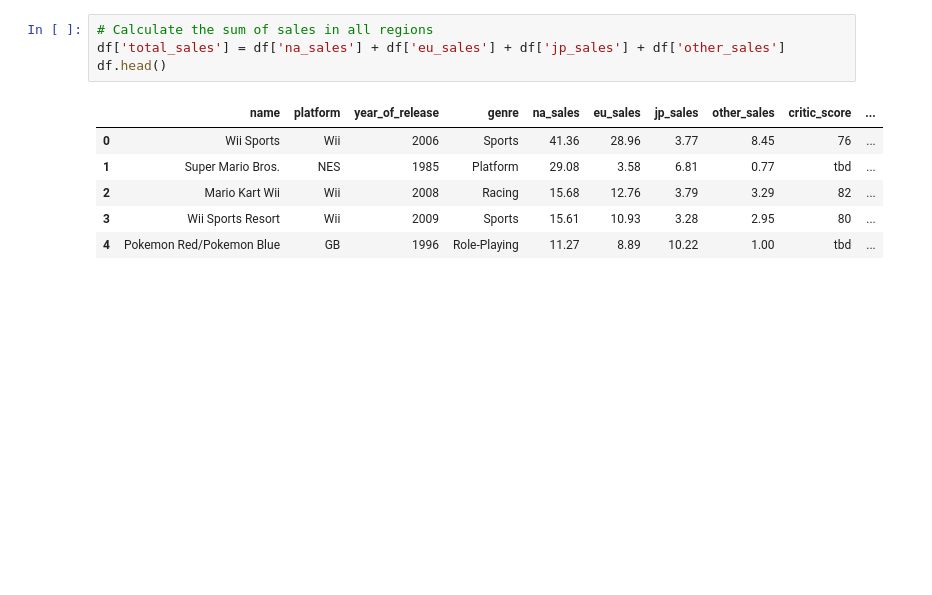
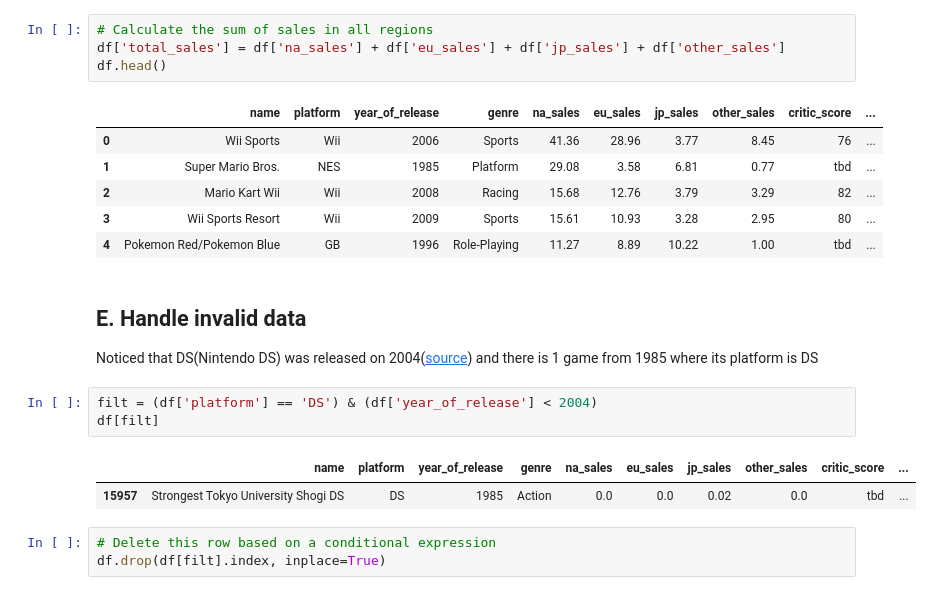
Before and after one commit to bar-benjamin/video-game-sales, a Jupyter notebook: video_game_sales.ipynb, the cells around one changed output. Drawn from its saved outputs; the diff is of its cells as text; blank space fills up the shorter version.

```diff
--- a/video_game_sales.ipynb
+++ b/video_game_sales.ipynb
@@ -197,3 +203,18 @@ df.head()
 | 2 | Mario Kart Wii | Wii | 2008 | Racing | 15.68 | 12.76 | 3.79 | 3.29 | 82 | ... |
 | 3 | Wii Sports Resort | Wii | 2009 | Sports | 15.61 | 10.93 | 3.28 | 2.95 | 80 | ... |
 | 4 | Pokemon Red/Pokemon Blue | GB | 1996 | Role-Playing | 11.27 | 8.89 | 10.22 | 1.00 | tbd | ... |
+# %% [markdown]
+## E. Handle invalid data
+
+<a id="invalide"></a>
+
+Noticed that DS(Nintendo DS) was released on 2004(<a href="https://en.wikipedia.org/wiki/Nintendo_DS">source</a>) and there is 1 game from 1985 where its platform is DS
+# %%
+filt = (df['platform'] == 'DS') & (df['year_of_release'] < 2004)
+df[filt]
+# %% [output]
+|  | name | platform | year_of_release | genre | na_sales | eu_sales | jp_sales | other_sales | critic_score | ... |
+| 15957 | Strongest Tokyo University Shogi DS | DS | 1985 | Action | 0.0 | 0.0 | 0.02 | 0.0 | tbd | ... |
+# %%
+# Delete this row based on a conditional expression
+df.drop(df[filt].index, inplace=True)
```
Also changed, not shown: parts of 15 cells of this notebook.
